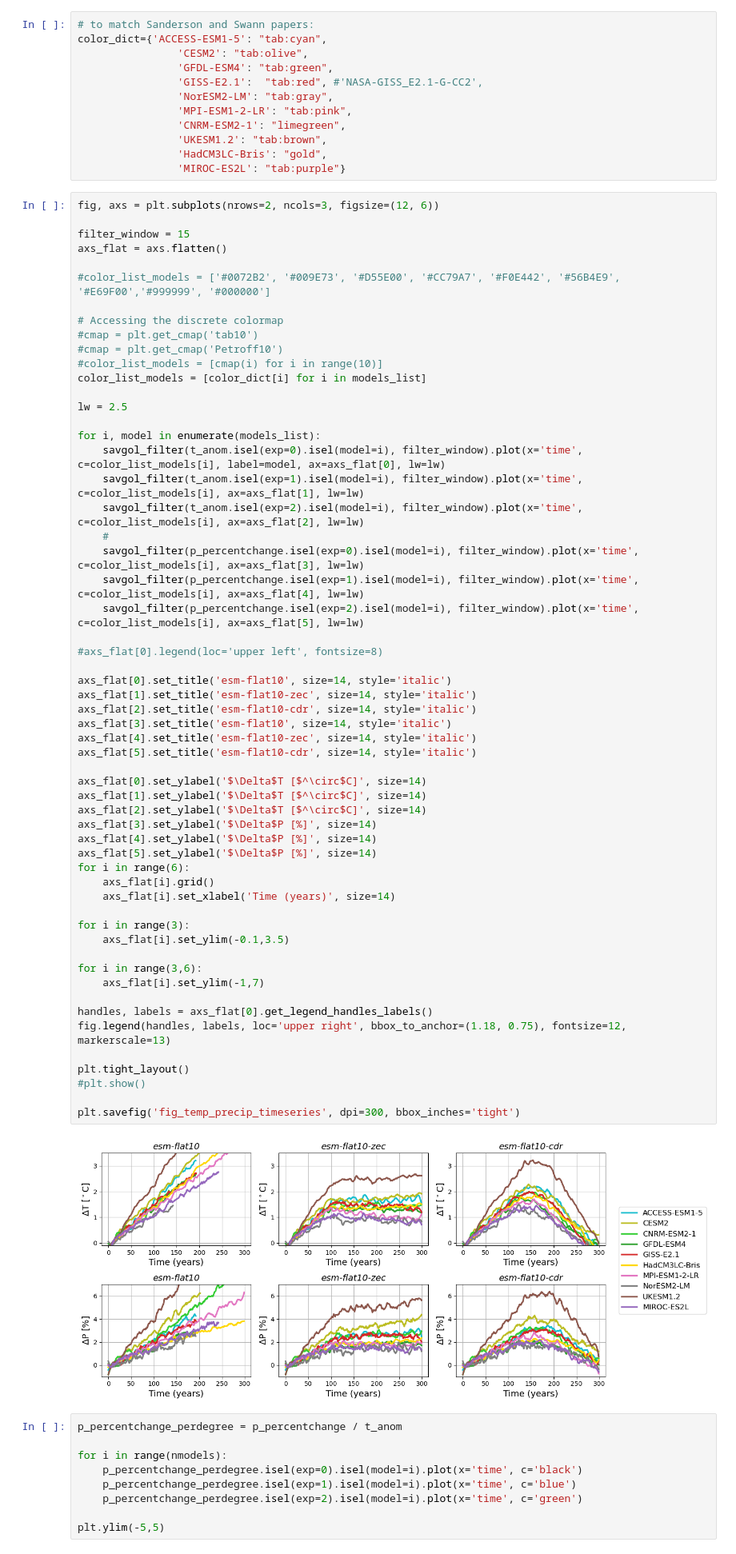
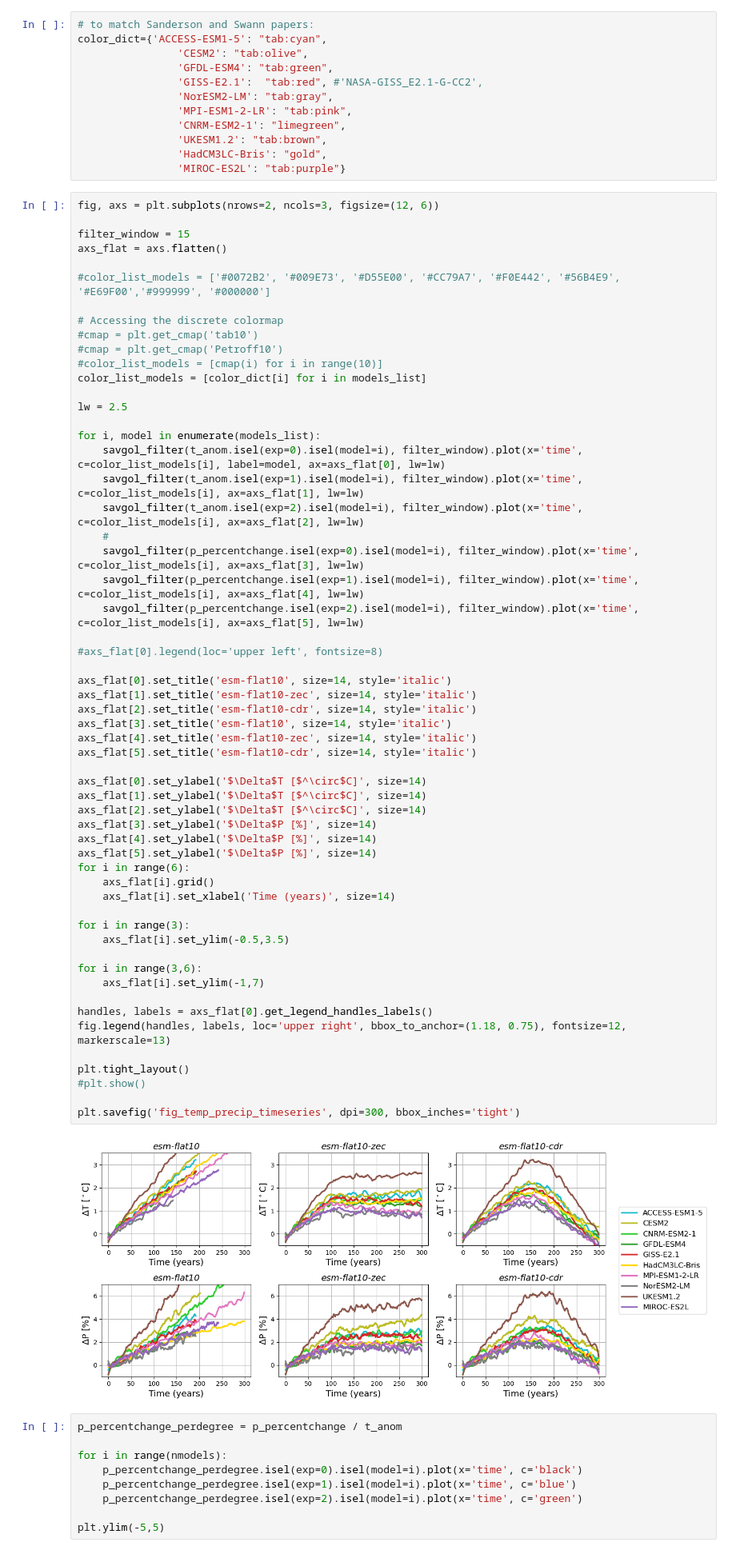
Before and after one commit to ckoven/flat10mip_regional_climatechange, a Jupyter notebook: precip_temp_analysis.ipynb, the cells around one changed output. Shown at 80% size. Saved outputs shown, nothing was run; the diff lists cells and outputs as text.

```diff
--- a/precip_temp_analysis.ipynb
+++ b/precip_temp_analysis.ipynb
@@ -123,35 +123,35 @@ for i, model in enumerate(models_list):
 axs_flat[0].set_title('esm-flat10', size=14, style='italic')
 axs_flat[1].set_title('esm-flat10-zec', size=14, style='italic')
 axs_flat[2].set_title('esm-flat10-cdr', size=14, style='italic')
 axs_flat[3].set_title('esm-flat10', size=14, style='italic')
 axs_flat[4].set_title('esm-flat10-zec', size=14, style='italic')
 axs_flat[5].set_title('esm-flat10-cdr', size=14, style='italic')
 
 axs_flat[0].set_ylabel('$\Delta$T [$^\circ$C]', size=14)
 axs_flat[1].set_ylabel('$\Delta$T [$^\circ$C]', size=14)
 axs_flat[2].set_ylabel('$\Delta$T [$^\circ$C]', size=14)
 axs_flat[3].set_ylabel('$\Delta$P [%]', size=14)
 axs_flat[4].set_ylabel('$\Delta$P [%]', size=14)
 axs_flat[5].set_ylabel('$\Delta$P [%]', size=14)
 for i in range(6):
     axs_flat[i].grid()
     axs_flat[i].set_xlabel('Time (years)', size=14)
 
 for i in range(3):
-    axs_flat[i].set_ylim(-0.1,3.5)
+    axs_flat[i].set_ylim(-0.5,3.5)
 
 for i in range(3,6):
     axs_flat[i].set_ylim(-1,7)
 
 handles, labels = axs_flat[0].get_legend_handles_labels()
 fig.legend(handles, labels, loc='upper right', bbox_to_anchor=(1.18, 0.75), fontsize=12, markerscale=13)
 
 plt.tight_layout()
 #plt.show()
 
 plt.savefig('fig_temp_precip_timeseries', dpi=300, bbox_inches='tight')
 # %% [output]
-[figure, old version]
+[figure, new version]
 # %%
 p_percentchange_perdegree = p_percentchange / t_anom
 
```
Also changed, not shown: 13 other files.
